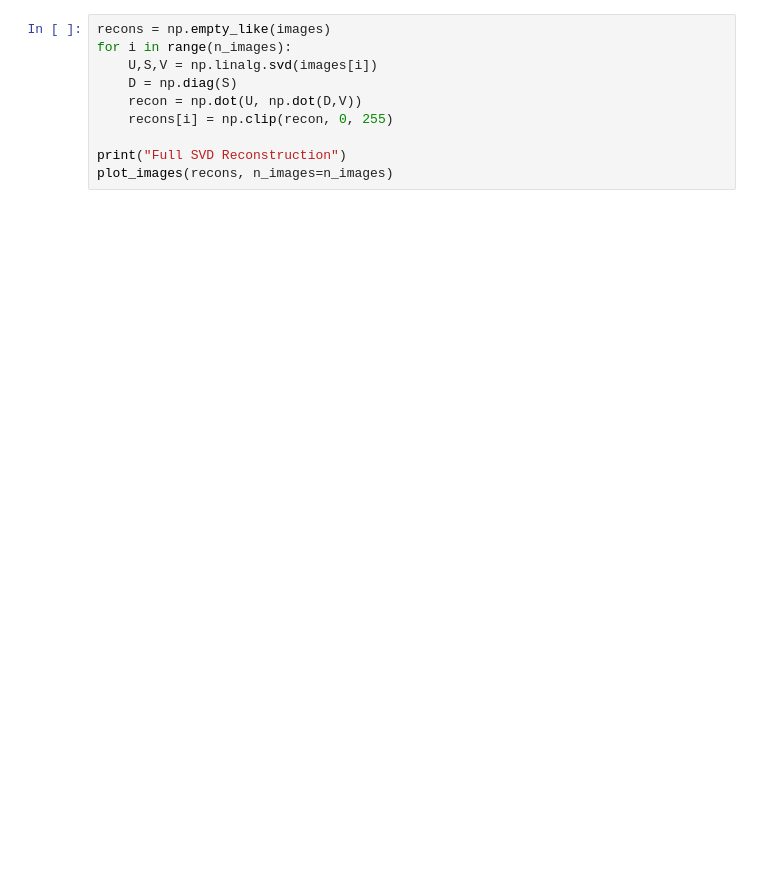
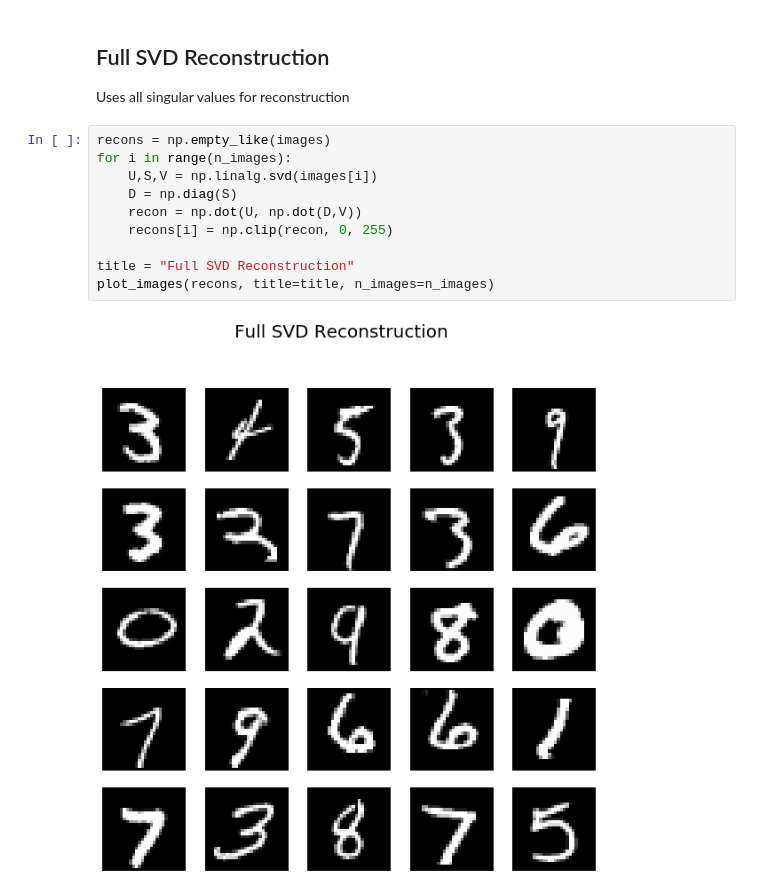
Before and after one commit to roatienza/ml, a Jupyter notebook: matrix_decompositions/notebook/matrix_approximation.ipynb, the cells around one changed output. Cells and saved outputs as stored; diff of their text form; blank space fills up the shorter version.

```diff
--- a/matrix_decompositions/notebook/matrix_approximation.ipynb
+++ b/matrix_decompositions/notebook/matrix_approximation.ipynb
@@ -40,10 +42,16 @@ plot_images(images, n_images=n_images)
+# %% [markdown]
+## Full SVD Reconstruction
+
+Uses all singular values for reconstruction
 # %%
 recons = np.empty_like(images)
 for i in range(n_images):
     U,S,V = np.linalg.svd(images[i])
     D = np.diag(S)
     recon = np.dot(U, np.dot(D,V))
     recons[i] = np.clip(recon, 0, 255)
 
-print("Full SVD Reconstruction")
-plot_images(recons, n_images=n_images)
+title = "Full SVD Reconstruction"
+plot_images(recons, title=title, n_images=n_images)
+# %% [output]
+[figure, added]
```
Also changed, not shown: parts of 8 cells of this notebook.
